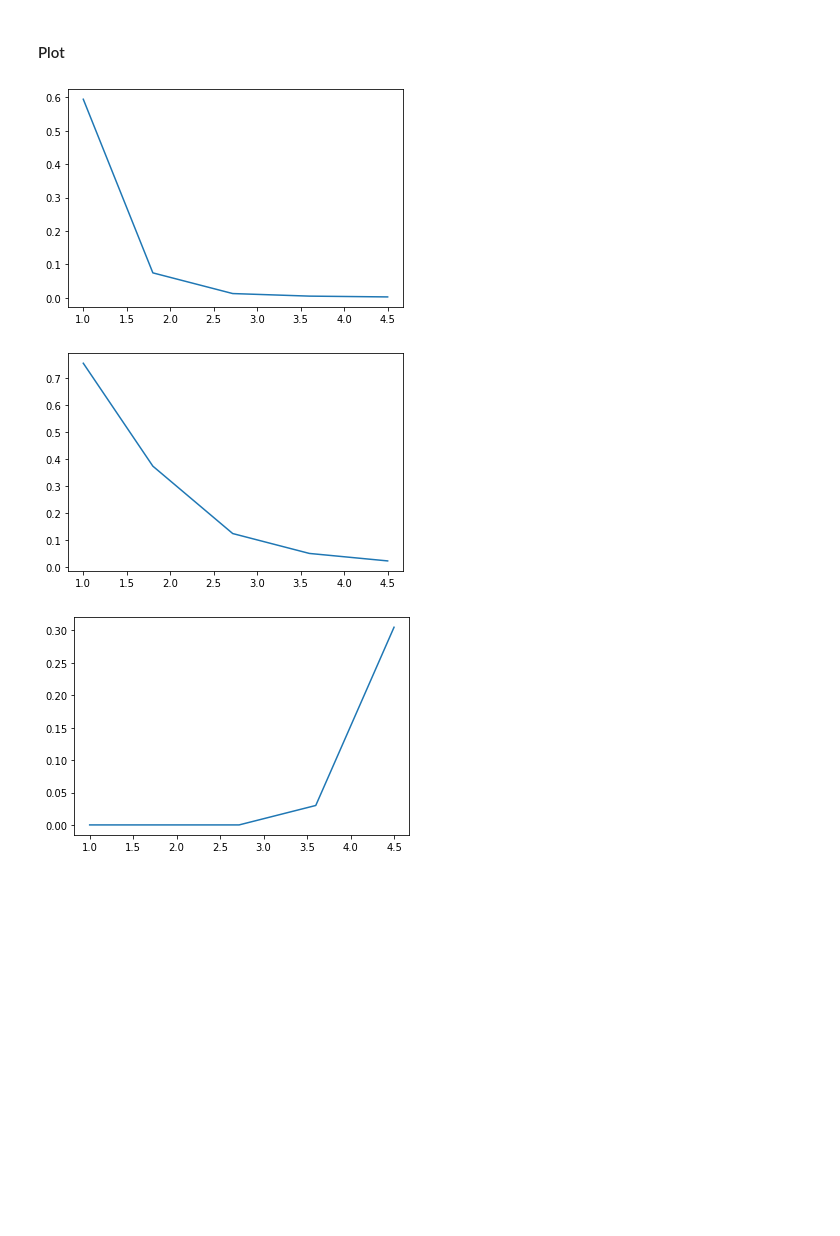
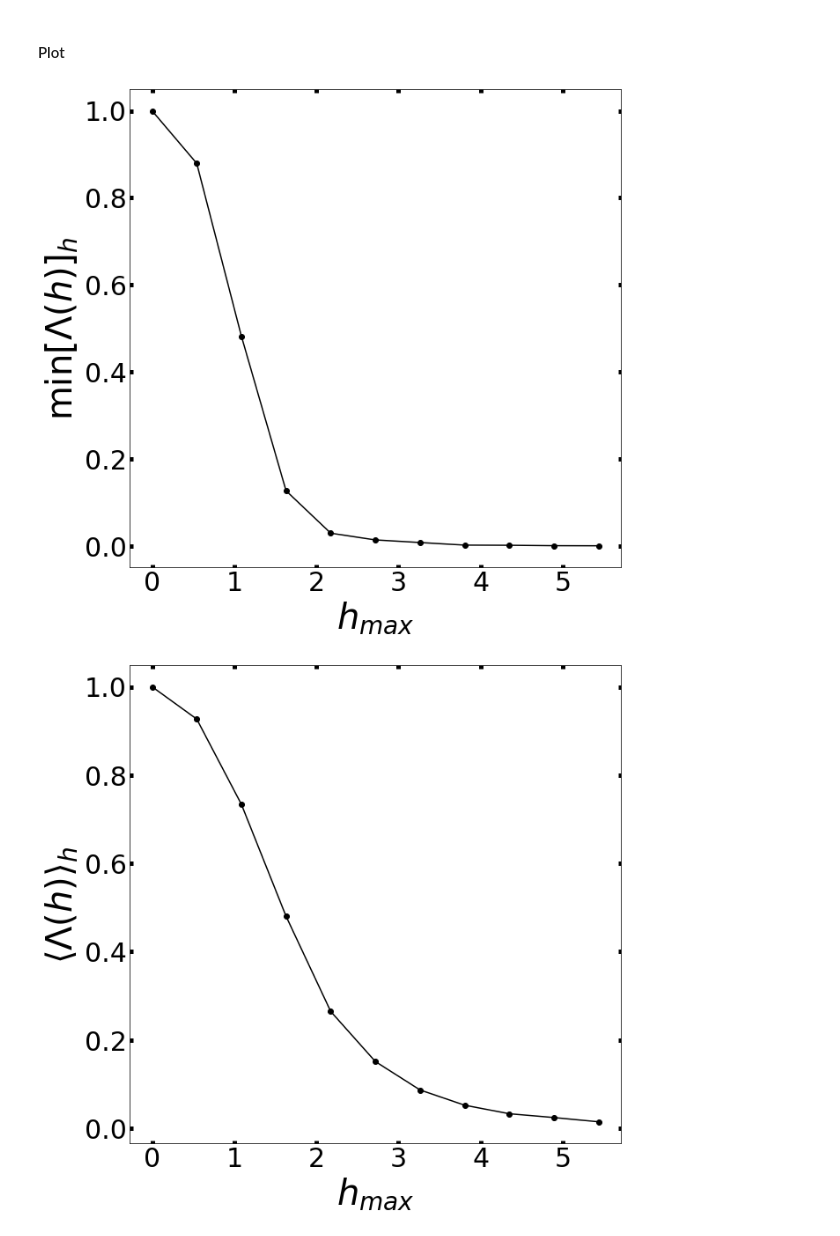
Before and after one commit to emacosta95/quantum_simulations_for_ising, a Jupyter notebook: H-M_mapping_test.ipynb, the cells around one changed output. Saved outputs shown, nothing was run; the diff lists cells and outputs as text; code cells hidden in the pictures; blank space fills up the shorter version.

```diff
--- a/H-M_mapping_test.ipynb
+++ b/H-M_mapping_test.ipynb
@@ -17,8 +27,11 @@ from src.utils_sparse_diag import transverse_ising_sparse_h_k_mapping_check
 # %% [markdown]
 #### Data
 # %%
-h_max=np.linspace(0,2*np.e,10)
-ndata=1000
+
+
+
+h_max=np.linspace(0,2*np.e,11)
+ndata=500
 l=8
 j=-1
 
@@ -53,7 +67,7 @@ for h in h_max:
     lambd,_=np.linalg.eig(mij)
     av_eigh.append(np.average(np.min(lambd,axis=-1)))
     lambd=np.min(lambd,axis=-1)
-    pr=lambd[lambd<0.01].shape[0]
+    pr=lambd[lambd<0.1].shape[0]
     print(pr)
     pb_low.append(pr/ndata)
     m.append(mij)
@@ -67,15 +87,50 @@ for h in h_max:
 # %% [markdown]
 #### Plot
-# %%
-plt.plot(h_max,min_eigh)
-plt.show()
-
-plt.plot(h_max,av_eigh)
-plt.show()
-
-plt.plot(h_max,pb_low)
-plt.show()
-# %% [output]
-[figure, removed]
-[figure, removed]
-[figure, removed]
+# %%
+plt.figure(figsize=(10,10))
+plt.plot(h_max,min_eigh,color='black',marker='o')
+plt.xlabel(r'$h_{max}$',fontsize=40)
+plt.ylabel(r'$\min[ \Lambda(h)]_{h}$',fontsize=40)
+plt.tick_params(
+            top=True,
+            right=True,
+            labeltop=False,
+            labelright=False,
+            direction="in",
+            labelsize=30,
+            width=5,
+        )
+plt.show()
+plt.figure(figsize=(10,10))
+plt.plot(h_max,av_eigh,color='black',marker='o')
+plt.xlabel(r'$h_{max}$',fontsize=40)
+plt.ylabel(r'$\langle \Lambda(h)\rangle_{h}$',fontsize=40)
+plt.tick_params(
+            top=True,
+            right=True,
+            labeltop=False,
+            labelright=False,
+            direction="in",
+            labelsize=30,
+            width=5,
+        )
+plt.show()
+plt.figure(figsize=(10,10))
+plt.plot(h_max,pb_low,marker='o',color='black')
+plt.axvline(x=np.e,color='red',linestyle=':',label='critical point')
+plt.xlabel(r'$h_{max}$',fontsize=40)
+plt.ylabel(r'$P( \Lambda(h)<0.1)$',fontsize=40)
+plt.tick_params(
+            top=True,
+            right=True,
+            labeltop=False,
+            labelright=False,
+            direction="in",
+            labelsize=30,
+            width=5,
+        )
+plt.legend(fontsize=20)
+plt.show()
+# %% [output]
+[figure, added]
+[figure, added]
```
Also changed, not shown: parts of 15 cells of this notebook, 6 other files.
